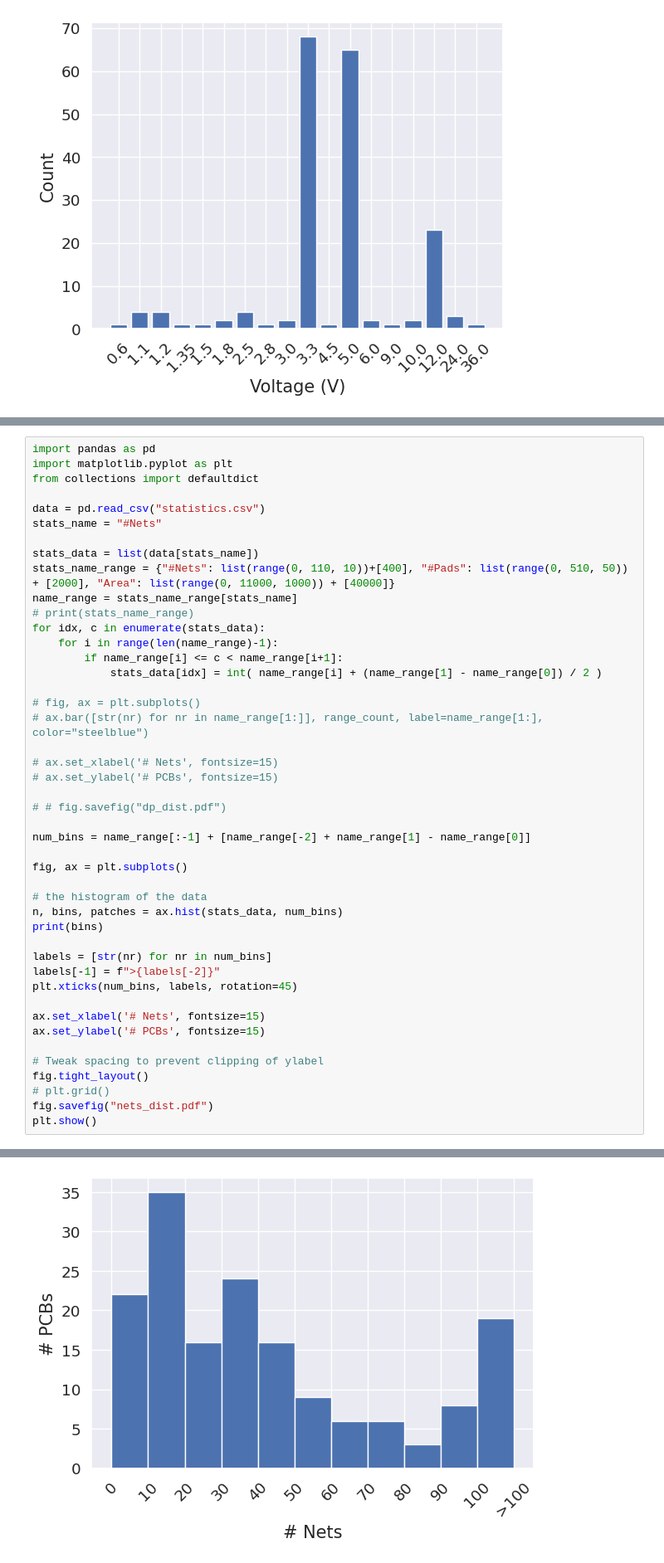
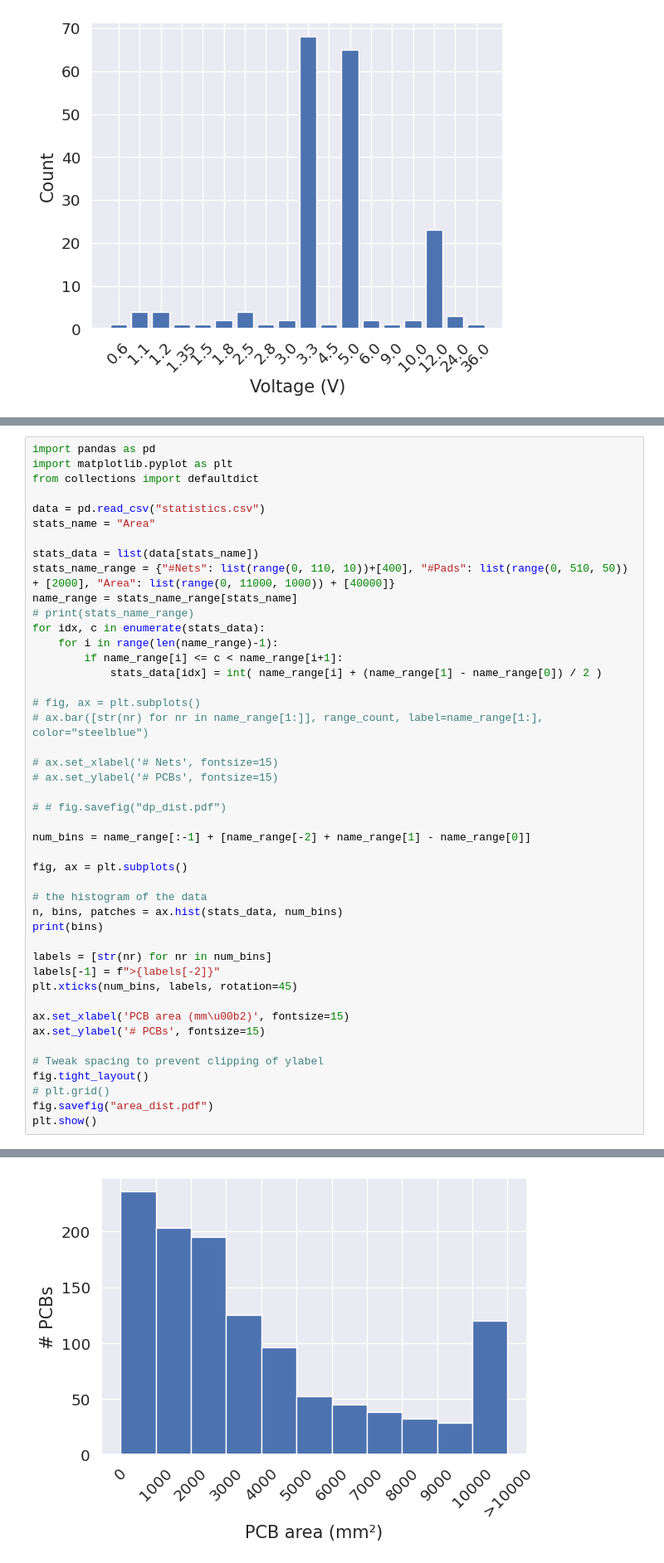
Before and after one commit to PCBench/PCBench, a Jupyter notebook: statistics.ipynb, the cells around one changed output, grey strips where cells are left out. Shown: that part at 83% size. Saved outputs shown, nothing was run; the diff lists cells and outputs as text.

```diff
--- a/statistics.ipynb
+++ b/statistics.ipynb
@@ -408,7 +413,7 @@ import matplotlib.pyplot as plt
 from collections import defaultdict
 
 data = pd.read_csv("statistics.csv")
-stats_name = "#Nets"
+stats_name = "Area"
 
 stats_data = list(data[stats_name])
 stats_name_range = {"#Nets": list(range(0, 110, 10))+[400], "#Pads": list(range(0, 510, 50)) + [2000], "Area": list(range(0, 11000, 1000)) + [40000]}
@@ -439,12 +444,12 @@ labels = [str(nr) for nr in num_bins]
 labels[-1] = f">{labels[-2]}"
 plt.xticks(num_bins, labels, rotation=45)
 
-ax.set_xlabel('# Nets', fontsize=15)
+ax.set_xlabel('PCB area (mm\u00b2)', fontsize=15)
 ax.set_ylabel('# PCBs', fontsize=15)
 
 # Tweak spacing to prevent clipping of ylabel
 fig.tight_layout()
 # plt.grid()
-fig.savefig("nets_dist.pdf")
+fig.savefig("area_dist.pdf")
 plt.show()
 # %% [output]
@@ -452,4 +458,4 @@ plt.show()
-[figure, old version]
+[figure, new version]
 # %%
 new_dp = data["#DPs"].value_counts()
 new_dp = {"# Differential pairs": list(new_dp.keys()), "Count":[new_dp[i] for i in new_dp.keys()]}
```
Also changed, not shown: parts of 11 cells of this notebook, 8 other files.
